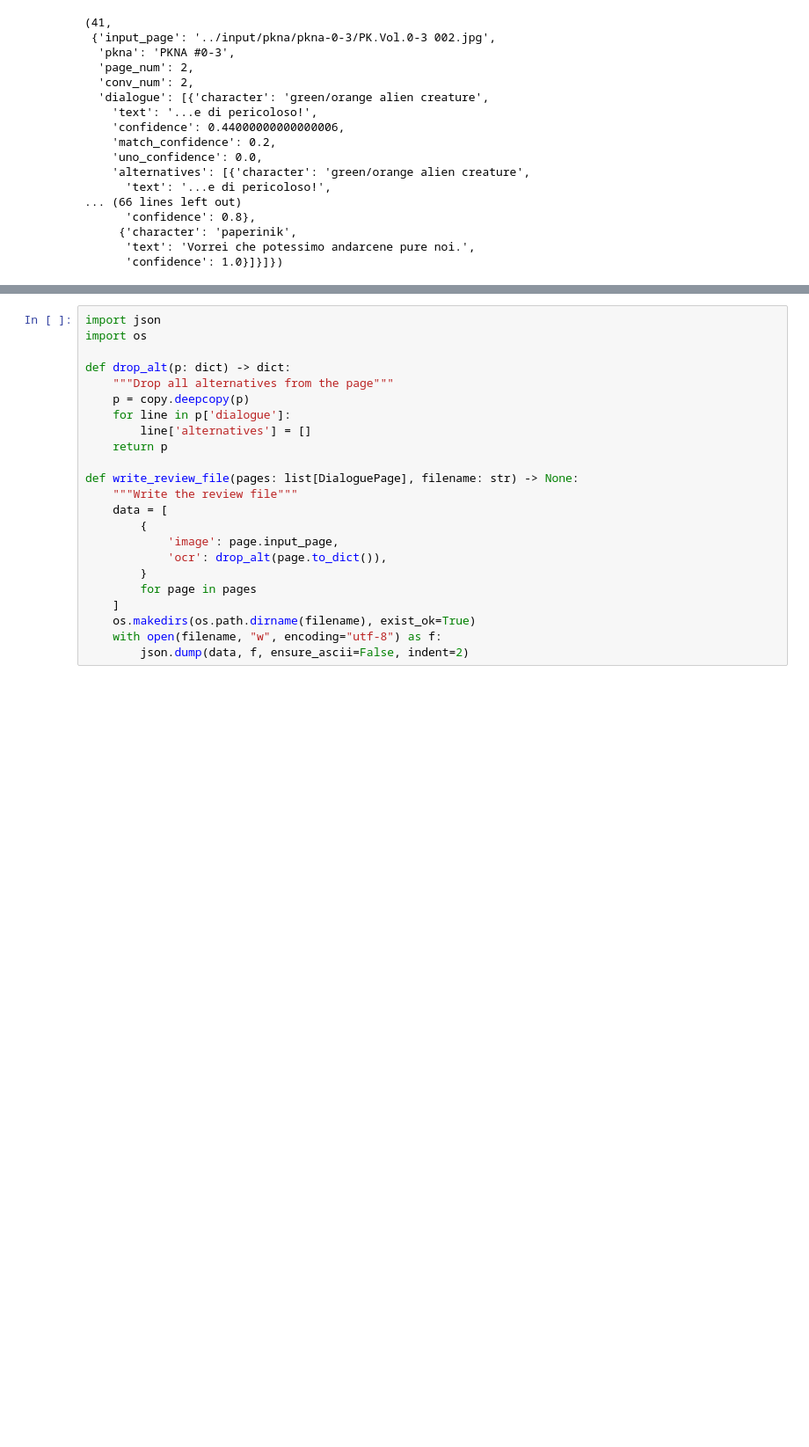
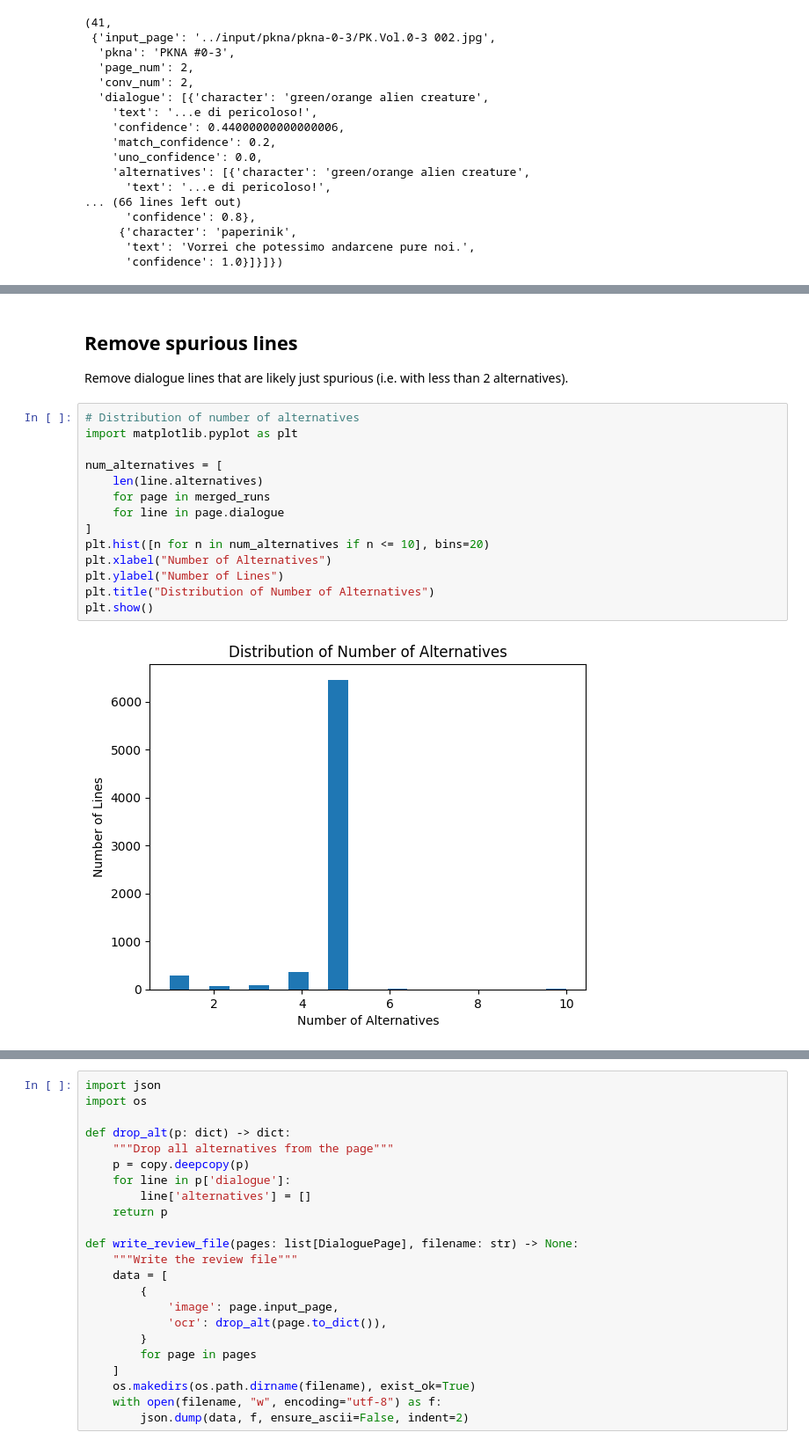
Before and after one commit to mbrt/pkna-uno, a Jupyter notebook: cleanup-conv.ipynb, the cells around one changed output, grey strips where cells are left out. Shown at 88% size. Saved outputs shown, nothing was run; the diff lists cells and outputs as text; blank space fills up the shorter version.

```diff
--- a/cleanup-conv.ipynb
+++ b/cleanup-conv.ipynb
@@ -527,0 +549,20 @@ len(low_conf_pages), low_conf_pages[0].to_dict()
+# %% [markdown]
+## Remove spurious lines
+
+Remove dialogue lines that are likely just spurious (i.e. with less than 2 alternatives).
+# %%
+# Distribution of number of alternatives
+import matplotlib.pyplot as plt
+
+num_alternatives = [
+    len(line.alternatives)
+    for page in merged_runs
+    for line in page.dialogue
+]
+plt.hist([n for n in num_alternatives if n <= 10], bins=20)
+plt.xlabel("Number of Alternatives")
+plt.ylabel("Number of Lines")
+plt.title("Distribution of Number of Alternatives")
+plt.show()
+# %% [output]
+[figure, added]
```
Also changed, not shown: parts of 14 cells of this notebook.
